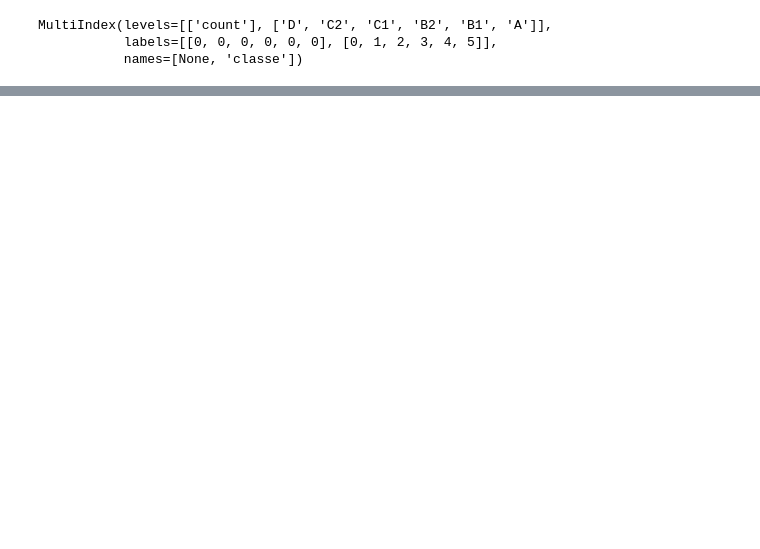
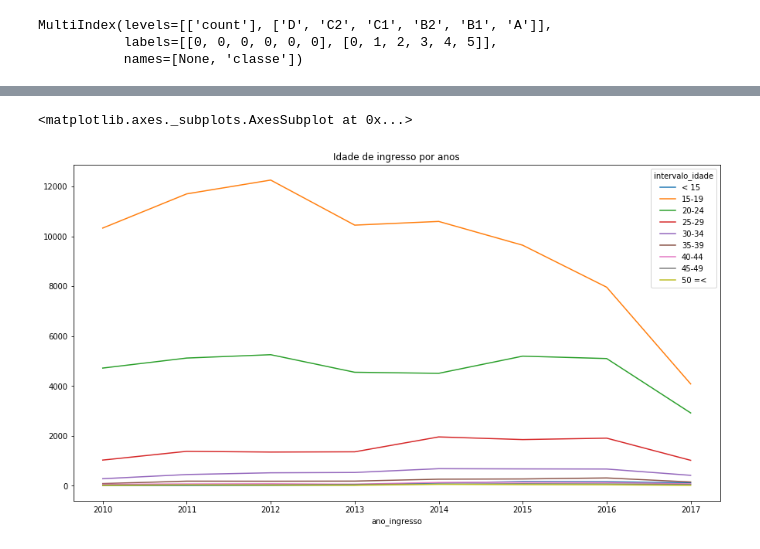
Before and after one commit to alvarofpp/imd0511-discentes, a Jupyter notebook: iolanda.ipynb, the cells around one changed output, grey strips where cells are left out. Drawn from its saved outputs; the diff is of its cells as text; code cells hidden in the pictures; blank space fills up the shorter version.

Commit message:
FIX: Otimiza seção de idade_ingresso

```diff
--- a/iolanda.ipynb
+++ b/iolanda.ipynb
@@ -181,0 +139,16 @@ new_table.filter(items=['idade_ingresso', 'data_nascimento', 'ano_ingresso', 'id
+# %%
+dfs['merge'] = pd.merge(dfs['complementares'], dfs['socioeconomicos'], on='id_discente')
+# %%
+df_merge = dfs['merge']
+
+# Pega as entradas com data de nascimento preenchidas corretamente
+df_merge_filter = df_merge[np.logical_and(~df_merge['data_nascimento'].isnull(), df_merge['data_nascimento'].map(
+    lambda x: len(str(x)) > 9
+))]
+
+# Criamos a coluna ano_nascimento com qual o ano que o individuo nasceu
+df_merge_filter['idade_ingresso'] = df_merge_filter['ano_ingresso'] - df_merge_filter['data_nascimento'].map(
+    lambda x: int(str(x)[6:])
+)
+
+df_merge_filter.head()
@@ -181,0 +168,9 @@ new_table.filter(items=['idade_ingresso', 'data_nascimento', 'ano_ingresso', 'id
+# %%
+# Define some age's intervals
+bins = [0, 15, 20, 25, 30, 35, 40, 45, 50, df_merge_filter['idade_ingresso'].max()]
+
+df_merge_filter['intervalo_idade'] = pd.cut(
+    df_merge_filter['idade_ingresso'], bins,
+    labels=["< 15", "15-19", "20-24", "25-29", "30-34", "35-39", "40-44", "45-49", "50 =<"],
+    include_lowest=True
+)
@@ -181,0 +183,8 @@ new_table.filter(items=['idade_ingresso', 'data_nascimento', 'ano_ingresso', 'id
+# %%
+# Organizando dados para exibir gráficos
+df_merge_graph = df_merge_filter[np.logical_and(df_merge_filter['ano_ingresso'] >= 2010, df_merge_filter['ano_ingresso'] < 2018)]
+
+# Organizando dados para exibir gráficos
+graph_idade_ingresso = df_merge_graph.filter(items=['ano_ingresso', 'intervalo_idade', 'id_discente'])
+graph_idade_ingresso = graph_idade_ingresso.rename(index=str,columns={'id_discente':'count'})
+graph_idade_ingresso = graph_idade_ingresso.pivot_table(index='ano_ingresso', columns='intervalo_idade', aggfunc='count')
@@ -181,0 +205,10 @@ new_table.filter(items=['idade_ingresso', 'data_nascimento', 'ano_ingresso', 'id
+# %%
+# Dados dos gráficos
+fig, ax = plt.subplots(figsize=(15,8))
+plt.title("Idade de ingresso por anos")
+
+# Exibir gráficos
+graph_idade_ingresso['count'].plot(kind='line', ax=ax)
+# %% [output]
+<matplotlib.axes._subplots.AxesSubplot at 0x...>
+[figure, added]
```
Also changed, not shown: parts of 12 cells of this notebook.
